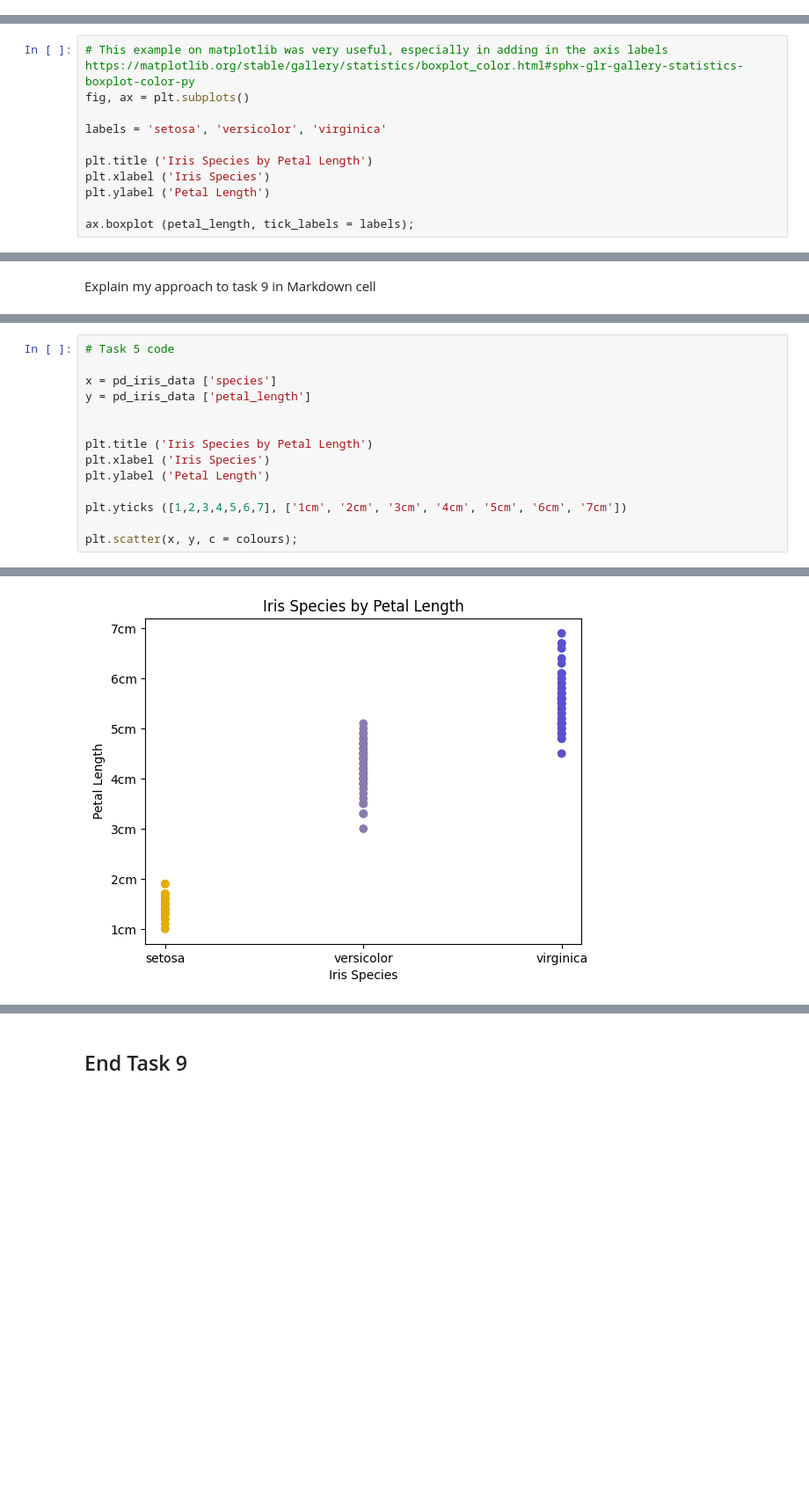
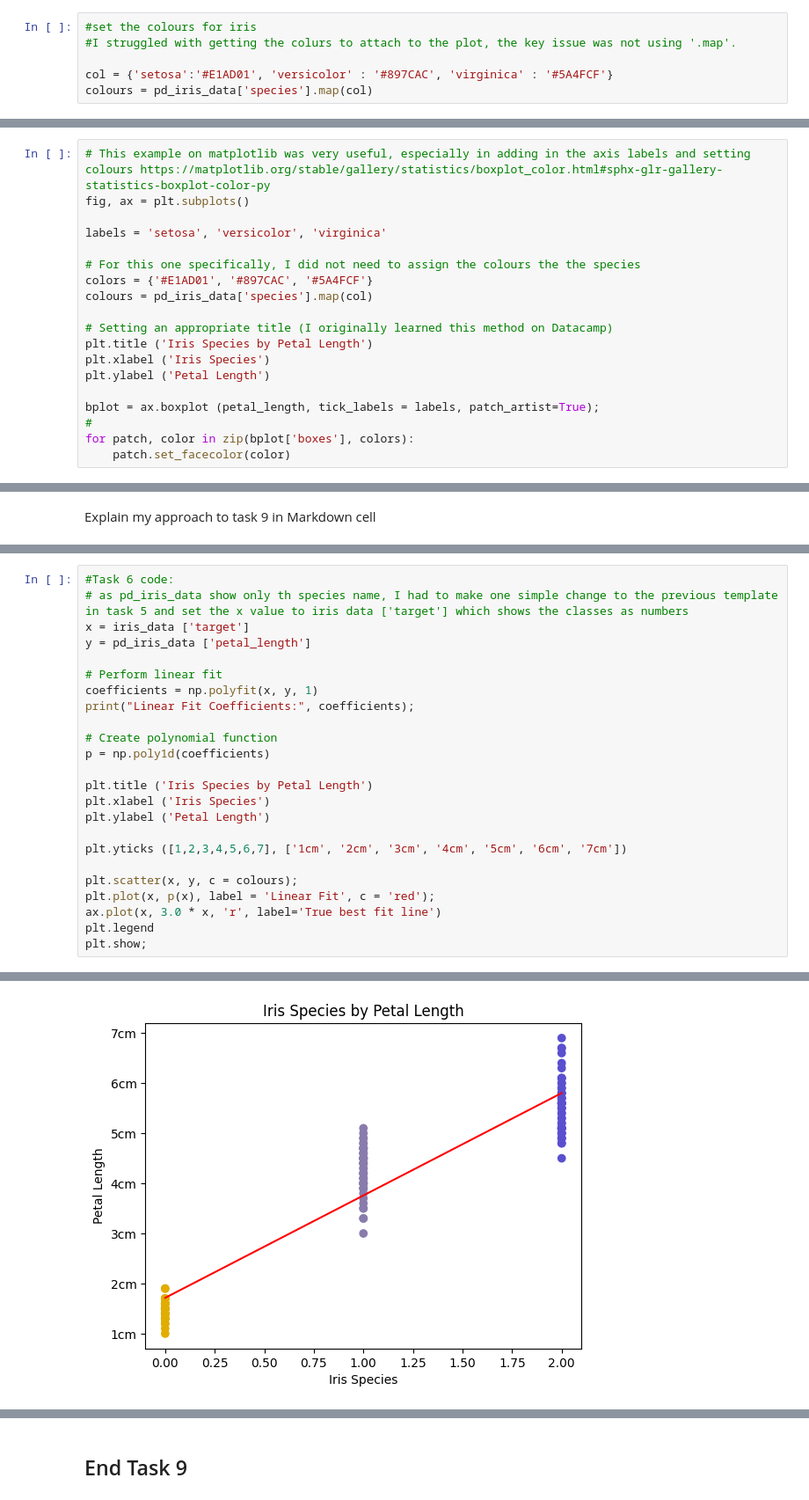
Before and after one commit to FaolanH/principles_of_data_analytics, a Jupyter notebook: tasks.ipynb, the cells around one changed output, grey strips where cells are left out. Shown at 88% size. Drawn from its saved outputs; the diff is of its cells as text; blank space fills up the shorter version.

Commit message:
Task 9 nearly complete

```diff
--- a/tasks.ipynb
+++ b/tasks.ipynb
@@ -470,6 +480,12 @@ Explain my approach to task 6 in Markdown cell
 # %% [markdown]
 ### Source: There was a very useful guide on geeks for geeks about this
 https://www.geeksforgeeks.org/numpys-polyfit-function-a-comprehensive-guide/#1-linear-fit
+# %%
+#set the colours for iris
+#I struggled with getting the colurs to attach to the plot, the key issue was not using '.map'.
+
+col = {'setosa':'#E1AD01', 'versicolor' : '#897CAC', 'virginica' : '#5A4FCF'}
+colours = pd_iris_data['species'].map(col)
 # %%
 # as pd_iris_data show only th species name, I had to make one simple change to the previous template in task 5 and set the x value to iris data ['target'] which shows the classes as numbers
 x = iris_data ['target']
@@ -525,14 +541,22 @@ petal_length = [setosa, versicolor, virginica]
 # %% [markdown]
 ### Putting the petal length into a boxplot
 # %%
-# This example on matplotlib was very useful, especially in adding in the axis labels https://matplotlib.org/stable/gallery/statistics/boxplot_color.html#sphx-glr-gallery-statistics-boxplot-color-py
+# This example on matplotlib was very useful, especially in adding in the axis labels and setting colours https://matplotlib.org/stable/gallery/statistics/boxplot_color.html#sphx-glr-gallery-statistics-boxplot-color-py
 fig, ax = plt.subplots()
 
 labels = 'setosa', 'versicolor', 'virginica'
 
+# For this one specifically, I did not need to assign the colours the the species
+colors = {'#E1AD01', '#897CAC', '#5A4FCF'}
+colours = pd_iris_data['species'].map(col)
+
+# Setting an appropriate title (I originally learned this method on Datacamp)
 plt.title ('Iris Species by Petal Length')
 plt.xlabel ('Iris Species')
 plt.ylabel ('Petal Length')
 
-ax.boxplot (petal_length, tick_labels = labels);
+bplot = ax.boxplot (petal_length, tick_labels = labels, patch_artist=True);
+#
+for patch, color in zip(bplot['boxes'], colors):
+    patch.set_facecolor(color)
 # %% [output]
@@ -594,9 +642,15 @@ Explain my approach to task 9 in Markdown cell
 # %%
-# Task 5 code
-
-x = pd_iris_data ['species']
+#Task 6 code:
+# as pd_iris_data show only th species name, I had to make one simple change to the previous template in task 5 and set the x value to iris data ['target'] which shows the classes as numbers
+x = iris_data ['target']
 y = pd_iris_data ['petal_length']
 
+# Perform linear fit
+coefficients = np.polyfit(x, y, 1)
+print("Linear Fit Coefficients:", coefficients);
+
+# Create polynomial function
+p = np.poly1d(coefficients)
 
 plt.title ('Iris Species by Petal Length')
 plt.xlabel ('Iris Species')
@@ -605,4 +659,8 @@ plt.ylabel ('Petal Length')
 plt.yticks ([1,2,3,4,5,6,7], ['1cm', '2cm', '3cm', '4cm', '5cm', '6cm', '7cm'])
 
 plt.scatter(x, y, c = colours);
+plt.plot(x, p(x), label = 'Linear Fit', c = 'red');
+ax.plot(x, 3.0 * x, 'r', label='True best fit line')
+plt.legend
+plt.show;
 # %% [output]
@@ -609 +668 @@ plt.scatter(x, y, c = colours);
-[figure, old version]
+[figure, new version]
```
Also changed, not shown: parts of 26 cells of this notebook.
